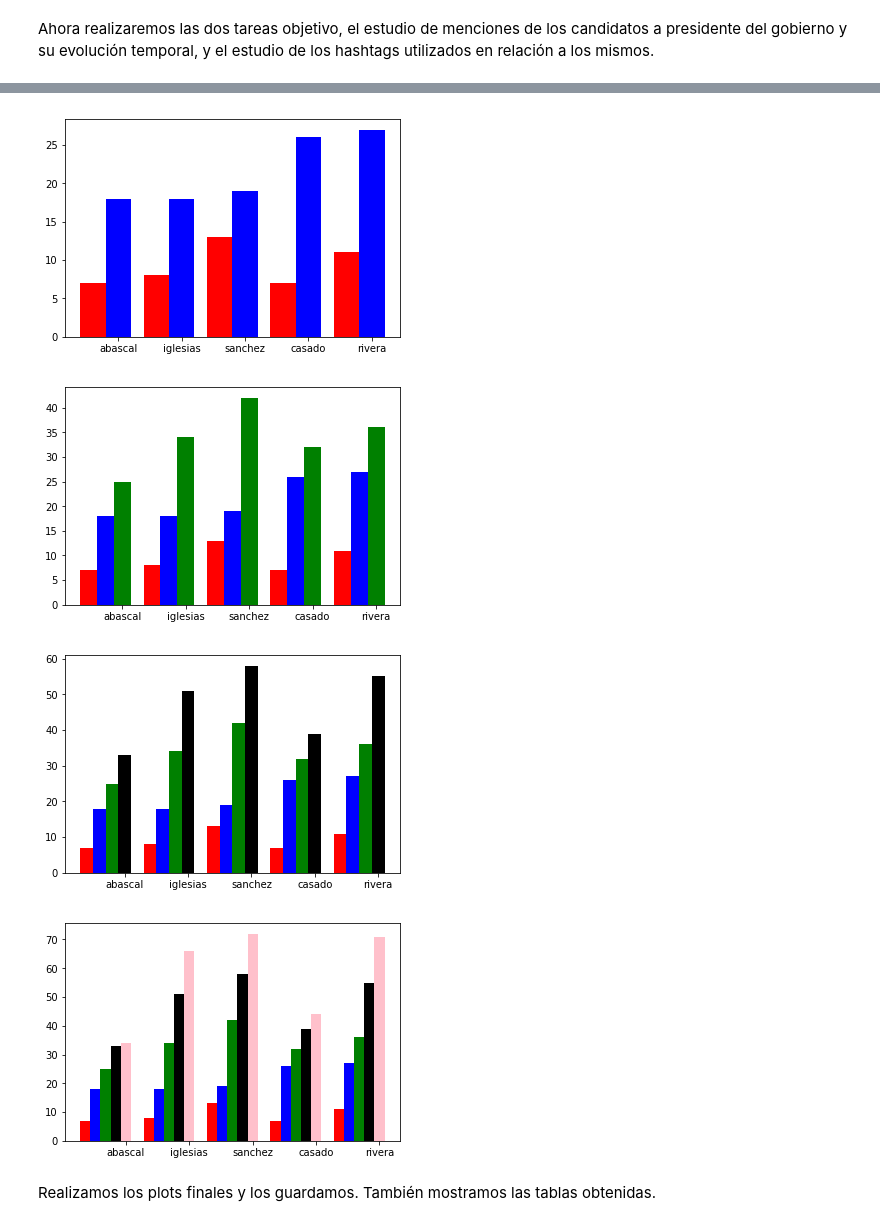
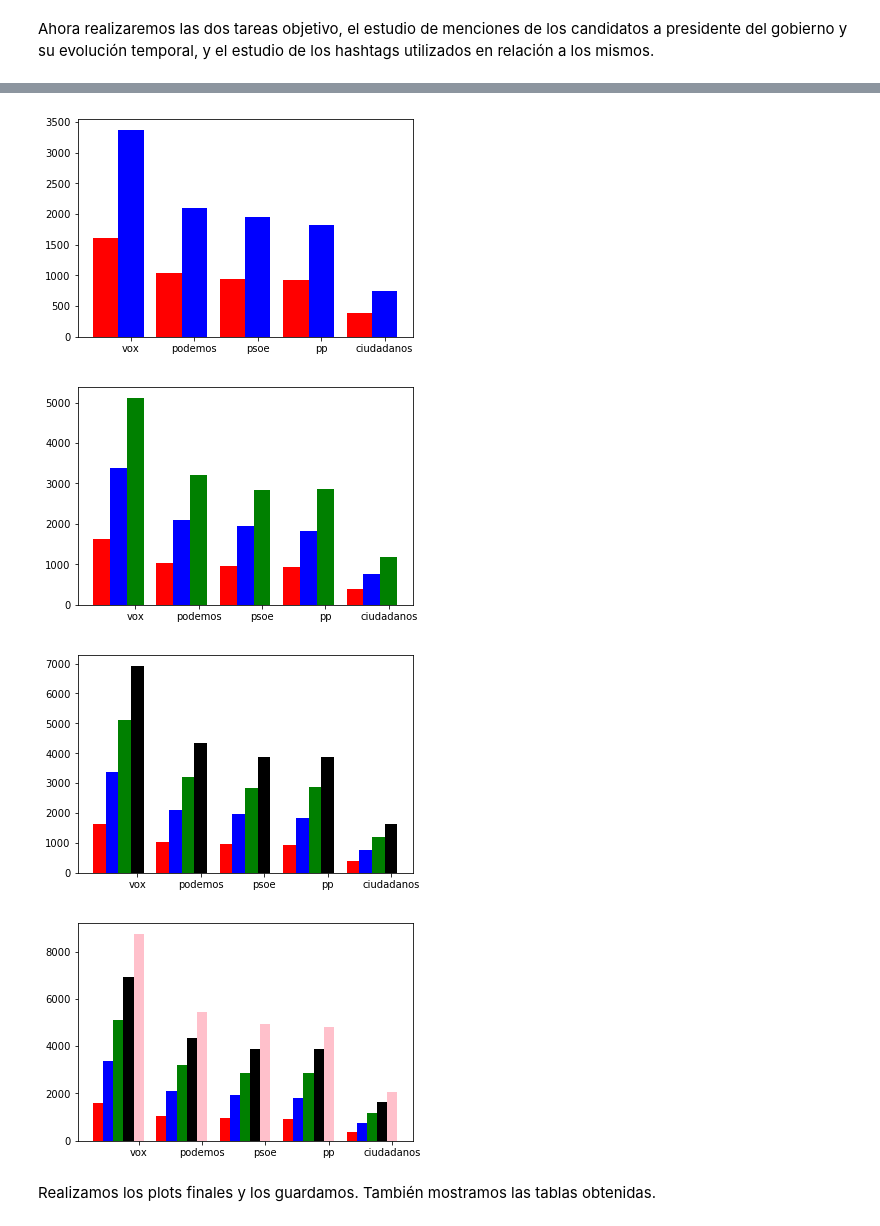
Before and after one commit to kevinkvothe/streaming-bd, a Jupyter notebook: tweet_receiver_spark.ipynb, the cells around one changed output, grey strips where cells are left out. Drawn from its saved outputs; the diff is of its cells as text; code cells hidden in the pictures.

Commit message:
Versión final con 5 minutos por loop. Análisis de menciones de partidos además de candidatos.

```diff
--- a/tweet_receiver_spark.ipynb
+++ b/tweet_receiver_spark.ipynb
@@ -127,7 +127,7 @@ lines = tweets.map(lambda x: x['text'])
 .foreachRDD(lambda rdd: rdd.toDF().sort(desc("count"))
 
 # Limitamos la salida a 15 y creamos una tabla temporal para usar comandos SQL en ella.
-.registerTempTable("tabla_hashtags")))
+.limit(5).registerTempTable("tabla_hashtags")))
 
 
 # =================== Segundo análisis: popularidad ===================== #
@@ -141,12 +141,12 @@ pop_tuple = collections.namedtuple('pop_tuple', valores_pop)
 
 # Definimos los candidatos por los que detectar tweets.
 #candidatos_lower = ['trump', 'clinton', 'obama', 'abascal', 'iglesias', 'sanchez', 'rajoy', 'rivera']
-candidatos_lower = ['abascal', 'iglesias', 'sanchez', 'casado', 'rivera']
+candidatos_lower = [['vox', 'abascal'], ['podemos', 'iglesias'], ['psoe', 'sanchez'], ['pp', 'casado'], ['ciudadanos', 'rivera']]
 
 # Cremos una función para crear una tabla con las veces que se menciona a cada candidato.
 def calcular_tabla(candidato):
 
-    nombre_tabla = "tabla_pop_" + candidato
+    nombre_tabla = "tabla_pop_" + candidato[0]
 
     # Ahora vamos a transformar nuestro objeto DStream en un dataframe para manipularlo. Spliteamos por espacios.
     lines = tweets.map(lambda x: x['text'])
@@ -155,7 +155,7 @@ def calcular_tabla(candidato):
     .flatMap(lambda line: line.replace("#", "").replace("'", "").replace(",", "").replace(".", "").split(" "))
 
     # Filtramos por palabras clave en minúsculas y sin acentos.
-    .map(lambda word: (candidato in unidecode.unidecode(word).lower(), 1))
+    .map(lambda word: (any(x in unidecode.unidecode(word).lower() for x in candidato), 1))
 
     # Reducimos por True y False, siendo true y false los valores de palabra detectada y no.
     .reduceByKey(lambda a, b: a + b)
@@ -187,7 +187,7 @@ Ahora realizaremos las dos tareas objetivo, el estudio de menciones de los candi
 # %%
 
 # Diccionario para crear el dataframe.
-df_dict = {"candidatos": candidatos_lower, "suma_1": np.zeros(len(candidatos_lower)), "suma_2": np.zeros(len(candidatos_lower)), "suma_3": np.zeros(len(candidatos_lower)), "suma_4": np.zeros(len(candidatos_lower)), "suma_5": np.zeros(len(candidatos_lower))}
+df_dict = {"candidatos": ['vox', 'podemos', 'psoe', 'pp', 'ciudadanos'], "suma_1": np.zeros(5), "suma_2": np.zeros(5), "suma_3": np.zeros(5), "suma_4": np.zeros(5), "suma_5": np.zeros(5)}
 
 # Definimos dos dataframes vacíos con los candidatos y sus menciones y otro con los hashtags y su conteo.
 df_can = pd.DataFrame(df_dict)
@@ -198,7 +198,7 @@ for a in range(5):
 
     for i in candidatos_lower:
 
-        nombre_tabla = "tabla_pop_" + i
+        nombre_tabla = "tabla_pop_" + i[0]
 
         # Añadimos los valores de True al dataframe creado anteriormente.
         top_pop = sqlContext.sql('Select candidato, count from ' + nombre_tabla)
@@ -212,12 +212,12 @@ for a in range(5):
             val = 0
 
         # Sumamos a los 0s los valores obtenidos.
-        df_can.iloc[np.where(df_can['candidatos'] == i)[0], a + 1] += val
+        df_can.iloc[np.where(df_can['candidatos'] == i[0])[0], a + 1] += val
 
         # Necesitamos sumar las nuevas menciones para mostrar el aumento.
         if a > 0:
 
-            df_can.iloc[np.where(df_can['candidatos'] == i)[0], a + 1] += df_can.iloc[np.where(df_can['candidatos'] == i)[0], a]
+            df_can.iloc[np.where(df_can['candidatos'] == i[0])[0], a + 1] += df_can.iloc[np.where(df_can['candidatos'] == i[0])[0], a]
 
         # Hacemos algo similar con los hashtags, hacemos un merge conservando todos los hashtags diferentes
         # y sumando los ya utilizados.
@@ -237,5 +237,5 @@ for a in range(5):
     plt.show()
 
     # Introducimos un delay igual al tiempo entre ventanas para que se calcule el nuevo batch y tablas derivadas.
-    time.sleep(15)
+    time.sleep(300)
 # %% [output]
@@ -243,7 +243,7 @@ for a in range(5):
-[figure, old version]
+[figure, new version]
-[figure, old version]
+[figure, new version]
-[figure, old version]
+[figure, new version]
-[figure, old version]
+[figure, new version]
 # %% [markdown]
 Realizamos los plots finales y los guardamos. También mostramos las tablas obtenidas.
 # %%
```
Also changed, not shown: parts of 4 cells of this notebook, 3 other files.
